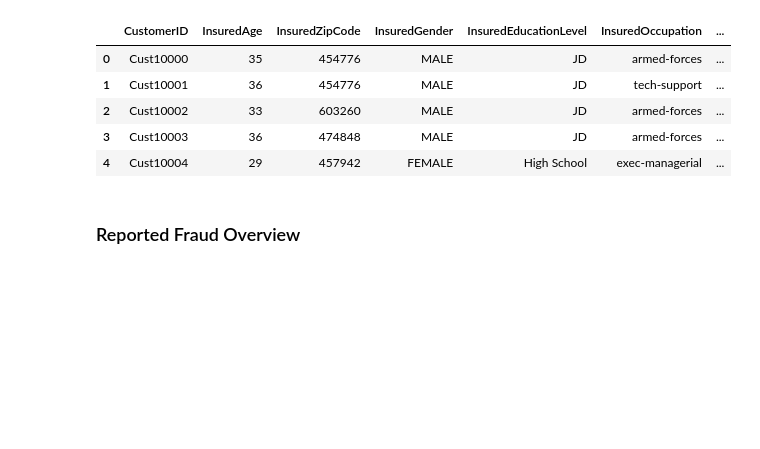
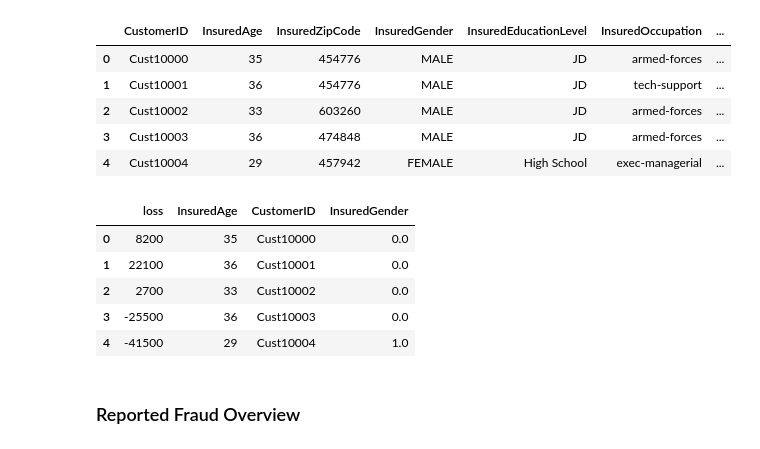
Before and after one commit to TaraSassel/Data_Exploration, a Jupyter notebook: Insurance_Fraud/Untitled.ipynb, the cells around one changed output. Saved outputs shown, nothing was run; the diff lists cells and outputs as text; code cells hidden in the pictures; blank space fills up the shorter version.

```diff
--- a/Insurance_Fraud/Untitled.ipynb
+++ b/Insurance_Fraud/Untitled.ipynb
@@ -184,6 +212,15 @@ demographics_train_data_modified['loss'] = demographics_train_data_modified['Cap
 demographics_train_data_modified['InsuredGender'] = demographics_train_data_modified['InsuredGender'].map({'MALE':0,'FEMALE':1})
 # %%
 demographics = demographics_train_data_modified[['loss','InsuredAge','CustomerID','InsuredGender']]
+# %%
+demographics.head()
+# %% [output]
+|  | loss | InsuredAge | CustomerID | InsuredGender |
+| 0 | 8200 | 35 | Cust10000 | 0.0 |
+| 1 | 22100 | 36 | Cust10001 | 0.0 |
+| 2 | 2700 | 33 | Cust10002 | 0.0 |
+| 3 | -25500 | 36 | Cust10003 | 0.0 |
+| 4 | -41500 | 29 | Cust10004 | 1.0 |
 # %% [markdown]
 ### Reported Fraud Overview
 # %%
```
Also changed, not shown: parts of 6 cells of this notebook.
